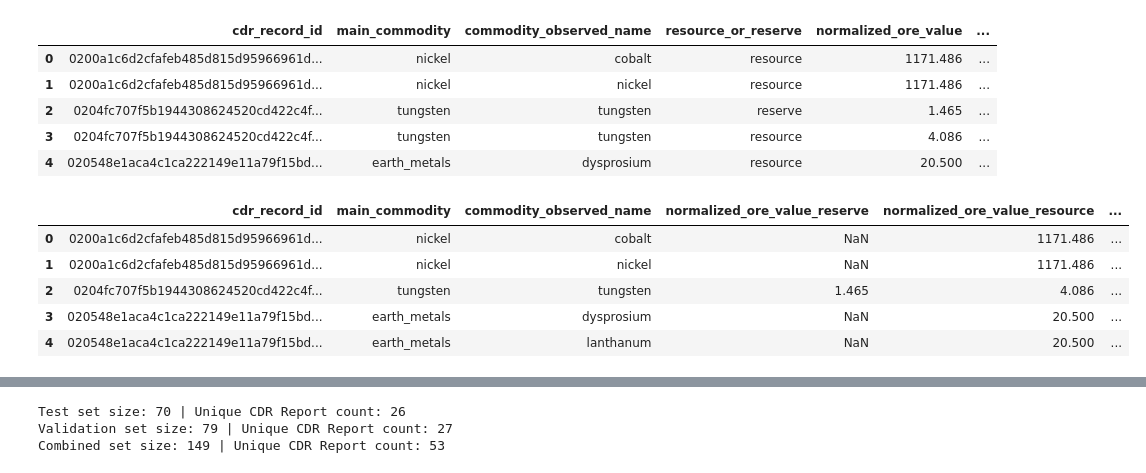
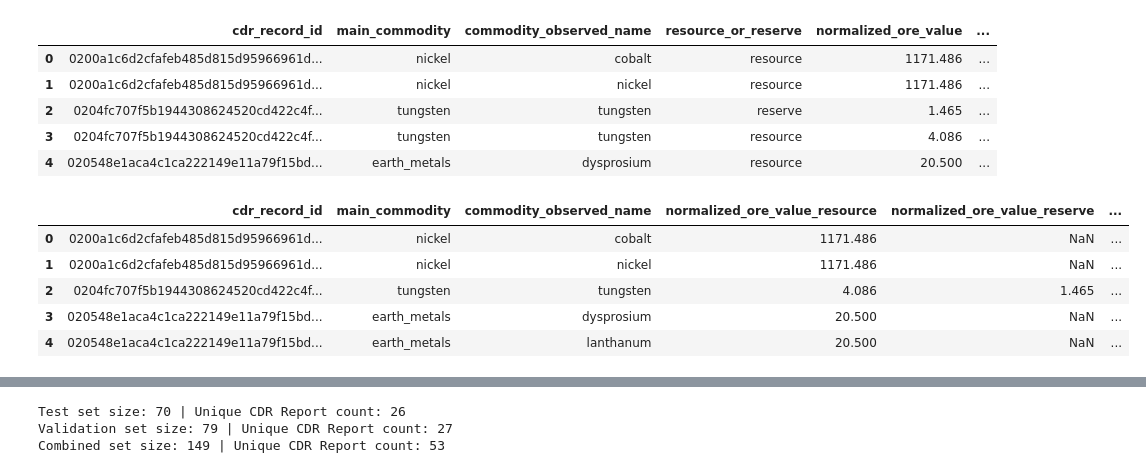
Before and after one commit to yixin0829/agent-k, a Jupyter notebook: paper/setup.ipynb, the cells around one changed output, grey strips where cells are left out. Cells and saved outputs as stored; diff of their text form; code cells hidden in the pictures.

Commit message:
Eval + PDF markdown setup logic distilled

```diff
--- a/paper/setup.ipynb
+++ b/paper/setup.ipynb
@@ -329,27 +331,38 @@ resource_n_reserve_total_tonnage.head()
 # %%
 # pivot the resource_n_reserve column to wide format
 resource_n_reserve_total_tonnage = resource_n_reserve_total_tonnage.pivot(
     index=[
         InferlinkEvalColumns.CDR_RECORD_ID.value,
         InferlinkEvalColumns.MAIN_COMMODITY.value,
         InferlinkEvalColumns.COMMODITY_OBSERVED_NAME.value,
     ],
     columns="resource_or_reserve",
     values=["normalized_ore_value", "contained_metal"],
 )
 # expand the index to separate columns
 resource_n_reserve_total_tonnage.columns = [
     f"{col[0]}_{col[1]}" for col in resource_n_reserve_total_tonnage.columns
 ]
 resource_n_reserve_total_tonnage = resource_n_reserve_total_tonnage.reset_index()
+resource_n_reserve_total_tonnage = resource_n_reserve_total_tonnage[
+    [
+        InferlinkEvalColumns.CDR_RECORD_ID.value,
+        InferlinkEvalColumns.MAIN_COMMODITY.value,
+        InferlinkEvalColumns.COMMODITY_OBSERVED_NAME.value,
+        "normalized_ore_value_resource",
+        "normalized_ore_value_reserve",
+        "contained_metal_resource",
+        "contained_metal_reserve",
+    ]
+]
 resource_n_reserve_total_tonnage.head()
 # %% [output]
-|  | cdr_record_id | main_commodity | commodity_observed_name | normalized_ore_value_reserve | normalized_ore_value_resource | ... |
-| 0 | 0200a1c6d2cfafeb485d815d95966961d... | nickel | cobalt | NaN | 1171.486 | ... |
-| 1 | 0200a1c6d2cfafeb485d815d95966961d... | nickel | nickel | NaN | 1171.486 | ... |
-| 2 | 0204fc707f5b1944308624520cd422c4f... | tungsten | tungsten | 1.465 | 4.086 | ... |
-| 3 | 020548e1aca4c1ca222149e11a79f15bd... | earth_metals | dysprosium | NaN | 20.500 | ... |
-| 4 | 020548e1aca4c1ca222149e11a79f15bd... | earth_metals | lanthanum | NaN | 20.500 | ... |
+|  | cdr_record_id | main_commodity | commodity_observed_name | normalized_ore_value_resource | normalized_ore_value_reserve | ... |
+| 0 | 0200a1c6d2cfafeb485d815d95966961d... | nickel | cobalt | 1171.486 | NaN | ... |
+| 1 | 0200a1c6d2cfafeb485d815d95966961d... | nickel | nickel | 1171.486 | NaN | ... |
+| 2 | 0204fc707f5b1944308624520cd422c4f... | tungsten | tungsten | 4.086 | 1.465 | ... |
+| 3 | 020548e1aca4c1ca222149e11a79f15bd... | earth_metals | dysprosium | 20.500 | NaN | ... |
+| 4 | 020548e1aca4c1ca222149e11a79f15bd... | earth_metals | lanthanum | 20.500 | NaN | ... |
 # %%
 # Left join master_metadata_df and master_inventory_df on cdr_record_id
 master_df = pd.merge(
```
Also changed, not shown: parts of 25 cells of this notebook, 4 other files.
